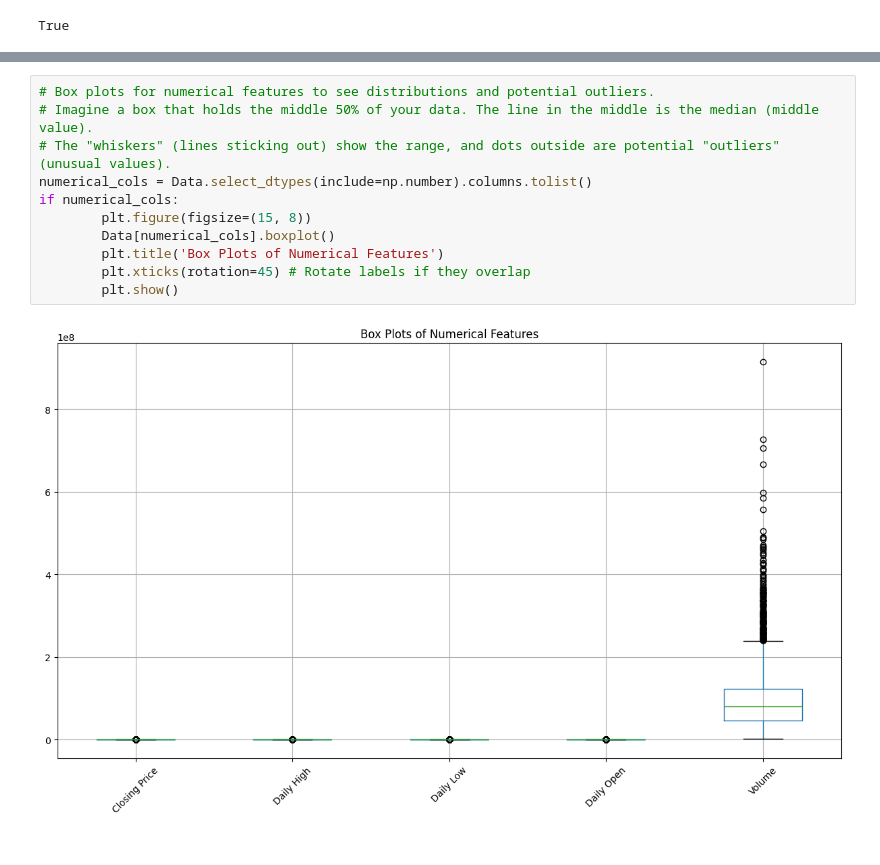
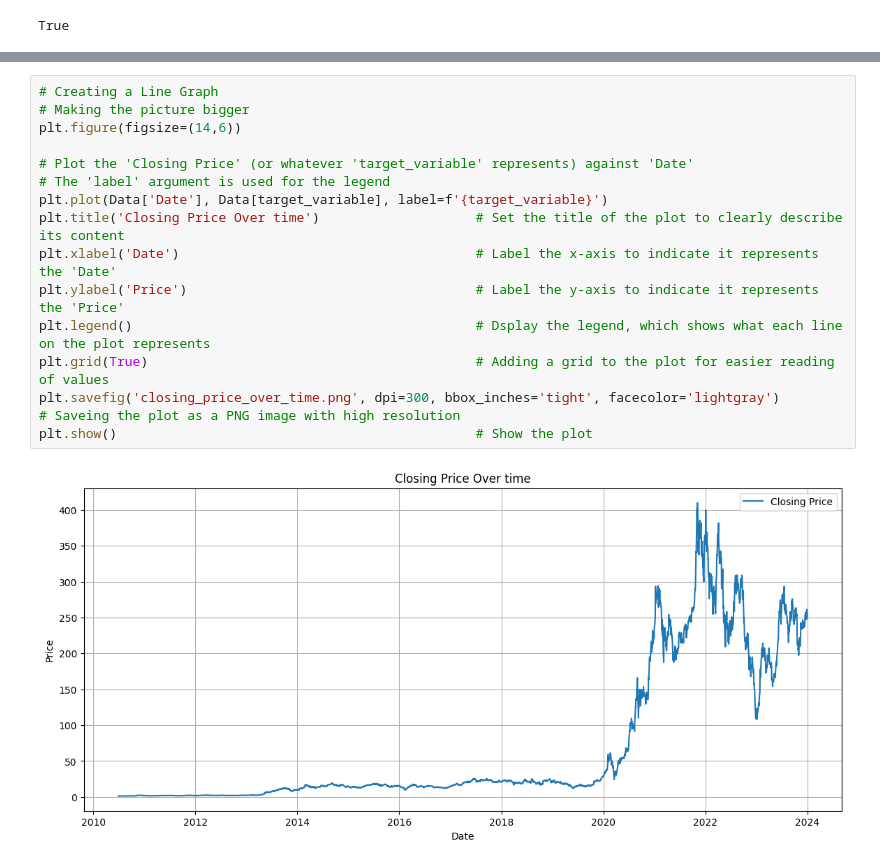
Before and after one commit to AsteroidCoder/University-Assignments-Repository, a Jupyter notebook: Fundamentals of Data Analytics/17th_June_Assignment.ipynb, the cells around one changed output, grey strips where cells are left out. Drawn from its saved outputs; the diff is of its cells as text.

```diff
--- a/Fundamentals of Data Analytics/17th_June_Assignment.ipynb
+++ b/Fundamentals of Data Analytics/17th_June_Assignment.ipynb
@@ -259,13 +252,17 @@ if target_variable in Data.columns and pd.api.types.is_numeric_dtype(Data[target
-# %%
-# Box plots for numerical features to see distributions and potential outliers.
-# Imagine a box that holds the middle 50% of your data. The line in the middle is the median (middle value).
-# The "whiskers" (lines sticking out) show the range, and dots outside are potential "outliers" (unusual values).
-numerical_cols = Data.select_dtypes(include=np.number).columns.tolist()
-if numerical_cols:
-        plt.figure(figsize=(15, 8))
-        Data[numerical_cols].boxplot()
-        plt.title('Box Plots of Numerical Features')
-        plt.xticks(rotation=45) # Rotate labels if they overlap
-        plt.show()
-# %% [output]
-[figure, removed]
+# %%
+# Creating a Line Graph
+# Making the picture bigger
+plt.figure(figsize=(14,6))
+
+# Plot the 'Closing Price' (or whatever 'target_variable' represents) against 'Date'
+# The 'label' argument is used for the legend
+plt.plot(Data['Date'], Data[target_variable], label=f'{target_variable}')
+plt.title('Closing Price Over time')                    # Set the title of the plot to clearly describe its content
+plt.xlabel('Date')                                      # Label the x-axis to indicate it represents the 'Date'
+plt.ylabel('Price')                                     # Label the y-axis to indicate it represents the 'Price'
+plt.legend()                                            # Dsplay the legend, which shows what each line on the plot represents
+plt.grid(True)                                          # Adding a grid to the plot for easier reading of values
+plt.savefig('closing_price_over_time.png', dpi=300, bbox_inches='tight', facecolor='lightgray')         # Saveing the plot as a PNG image with high resolution
+plt.show()                                              # Show the plot
+# %% [output]
+[figure, added]
```
Also changed, not shown: parts of 65 cells of this notebook, 12 other files.
